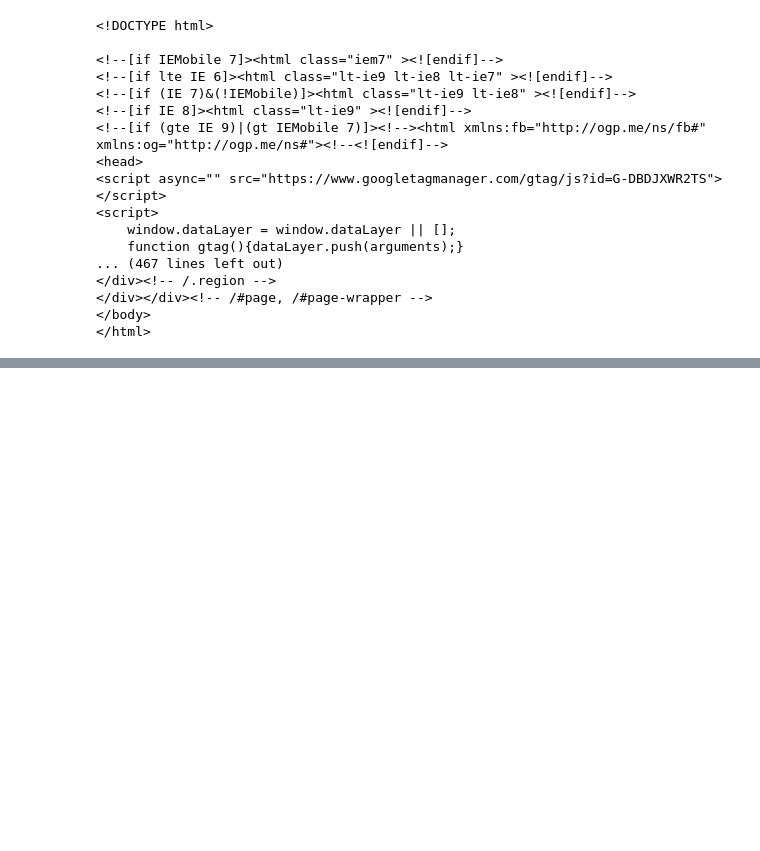
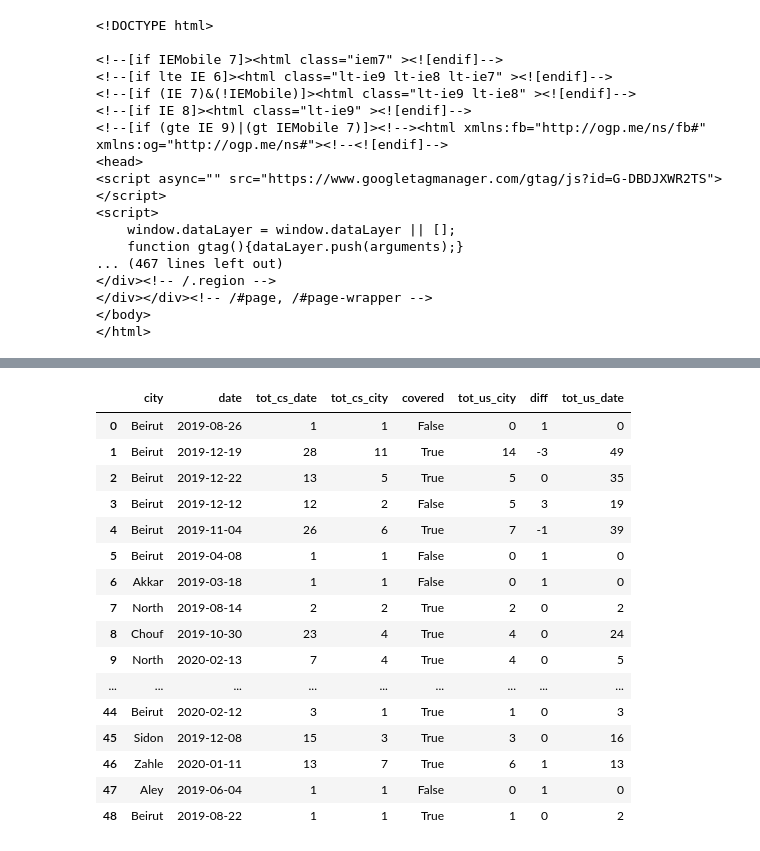
Before and after one commit to NoahDarwich/Leb_analysis, a Jupyter notebook: Notebooks/leb_analysis.ipynb, the cells around one changed output, grey strips where cells are left out. Saved outputs shown, nothing was run; the diff lists cells and outputs as text; code cells hidden in the pictures; blank space fills up the shorter version.

```diff
--- a/Notebooks/leb_analysis.ipynb
+++ b/Notebooks/leb_analysis.ipynb
@@ -140,0 +150,2 @@ for i, combination in enumerate(combinations, 1):
+# %%
+compare_df = pd.read_csv('log.csv')
@@ -140,0 +158,6 @@ for i, combination in enumerate(combinations, 1):
+# %%
+df1_grouped = df.groupby('Startdate')['narrative'].count().reset_index()
+df1_grouped.columns = ['date', 'total_count']
+mask = df1_grouped['date'].isin(compare_df['date'])
+
+df1_grouped[mask]
@@ -140,0 +182,24 @@ for i, combination in enumerate(combinations, 1):
+# %%
+merged_df = pd.merge(compare_df, df1_grouped[['date', 'total_count']], on='date', how='left')
+merged_df.columns = ['city','date','tot_cs_date','tot_cs_city', 'covered', 'tot_us_city','diff','tot_us_date']
+merged_df['tot_us_date'].fillna(0, inplace=True)
+merged_df['tot_us_date'] = merged_df['tot_us_date'].astype('int')
+merged_df
+# %% [output]
+|  | city | date | tot_cs_date | tot_cs_city | covered | tot_us_city | diff | tot_us_date |
+| 0 | Beirut | 2019-08-26 | 1 | 1 | False | 0 | 1 | 0 |
+| 1 | Beirut | 2019-12-19 | 28 | 11 | True | 14 | -3 | 49 |
+| 2 | Beirut | 2019-12-22 | 13 | 5 | True | 5 | 0 | 35 |
+| 3 | Beirut | 2019-12-12 | 12 | 2 | False | 5 | 3 | 19 |
+| 4 | Beirut | 2019-11-04 | 26 | 6 | True | 7 | -1 | 39 |
+| 5 | Beirut | 2019-04-08 | 1 | 1 | False | 0 | 1 | 0 |
+| 6 | Akkar | 2019-03-18 | 1 | 1 | False | 0 | 1 | 0 |
+| 7 | North | 2019-08-14 | 2 | 2 | True | 2 | 0 | 2 |
+| 8 | Chouf | 2019-10-30 | 23 | 4 | True | 4 | 0 | 24 |
+| 9 | North | 2020-02-13 | 7 | 4 | True | 4 | 0 | 5 |
+| ... | ... | ... | ... | ... | ... | ... | ... | ... |
+| 44 | Beirut | 2020-02-12 | 3 | 1 | True | 1 | 0 | 3 |
+| 45 | Sidon | 2019-12-08 | 15 | 3 | True | 3 | 0 | 16 |
+| 46 | Zahle | 2020-01-11 | 13 | 7 | True | 6 | 1 | 13 |
+| 47 | Aley | 2019-06-04 | 1 | 1 | False | 0 | 1 | 0 |
+| 48 | Beirut | 2019-08-22 | 1 | 1 | True | 1 | 0 | 2 |
```
Also changed, not shown: parts of 6 cells of this notebook, 1 other file.
